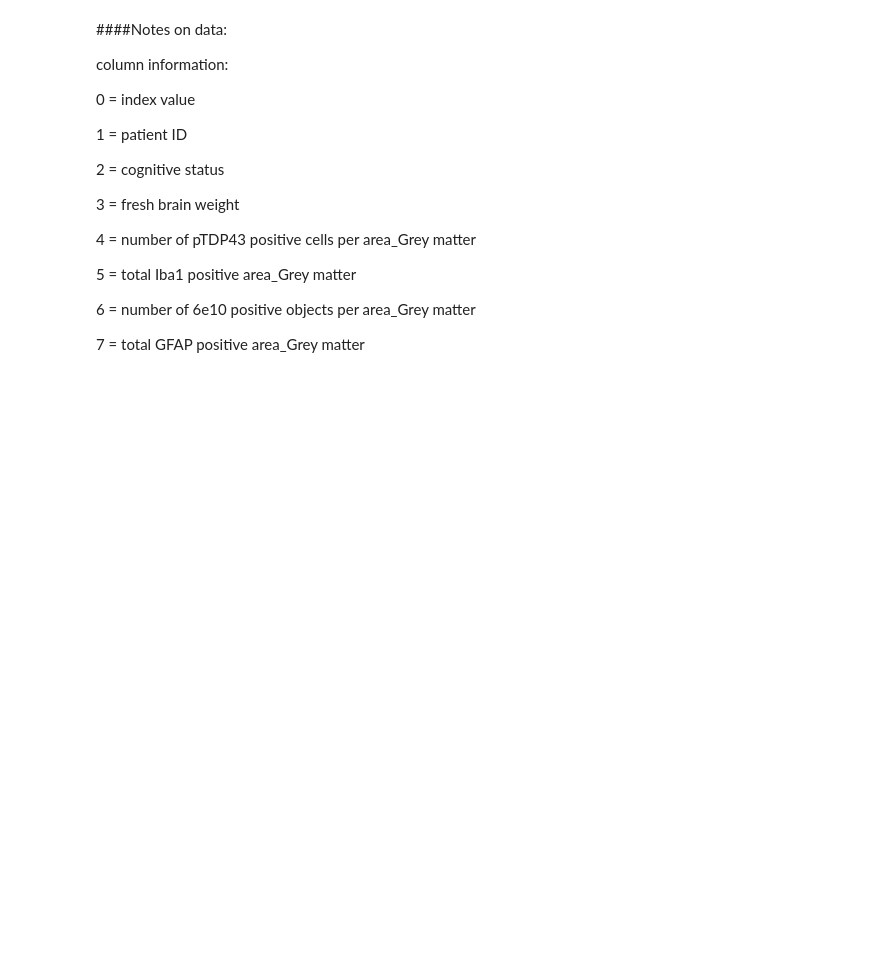
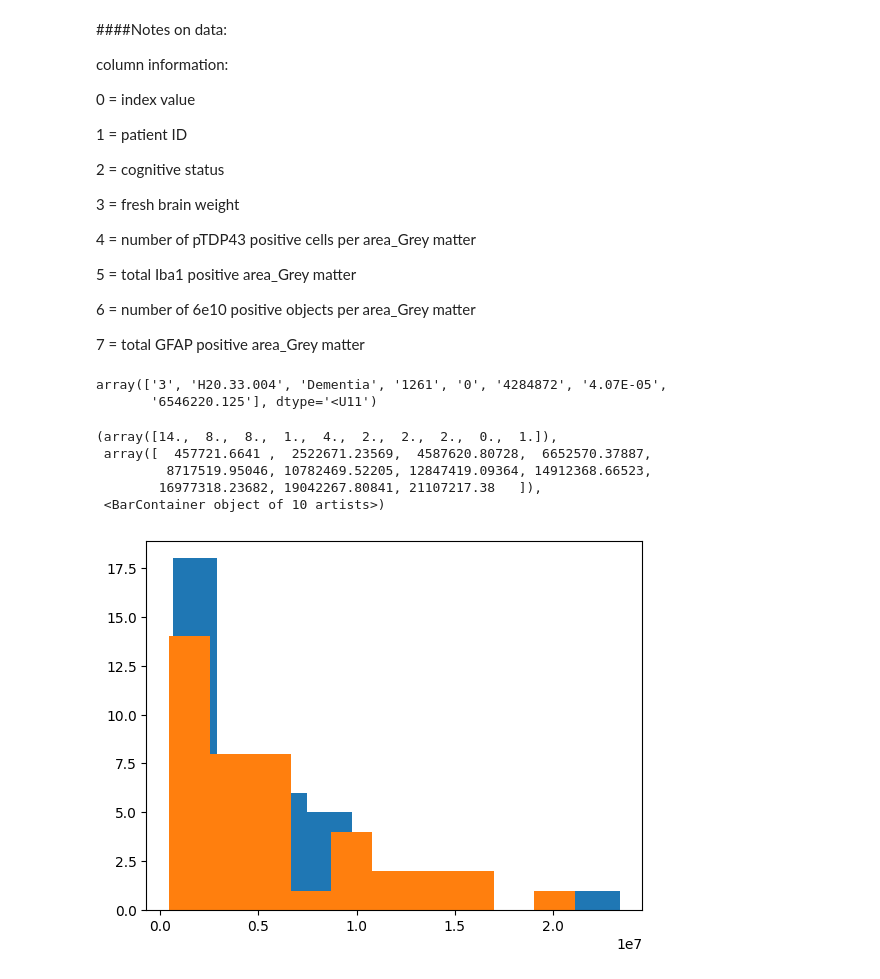
Before and after one commit to lindseyhuppin/Neur265Work, a Jupyter notebook: finalProject/FinalPosterPresentation.ipynb, the cells around one changed output. Saved outputs shown, nothing was run; the diff lists cells and outputs as text; code cells hidden in the pictures; blank space fills up the shorter version.

```diff
--- a/finalProject/FinalPosterPresentation.ipynb
+++ b/finalProject/FinalPosterPresentation.ipynb
@@ -32,3 +33,8 @@ import numpy as np
 # %%
-#Importing the data as .csv files, edited from the original data source
-data = np.loadtxt('')
+#Importing the data as .csv files, organized from the original data source
+data = np.loadtxt('https://raw.githubusercontent.com/lindseyhuppin/Neur265Work/main/finalProject/AlzheimerData.csv',delimiter = ',',dtype = 'str')
+data[0][0] = '0' #this adjusts for an error that occurs when importing the data
+data[3]
+# %% [output]
+array(['3', 'H20.33.004', 'Dementia', '1261', '0', '4284872', '4.07E-05',
+       '6546220.125'], dtype='<U11')
@@ -34,0 +54,43 @@ data = np.loadtxt('')
+# %%
+pTDP43_noD = []
+_6e10_noD = []
+pTDP43_yD = []
+_6e10_yD = []
+
+Iba1_less = []
+GFAP_less = []
+Iba1_more = []
+GFAP_more = []
+
+for i in range(index.size):
+  if cognitiveStatus[i] == 'No dementia':
+    pTDP43_noD.append(pTDP43[i])
+    _6e10_noD.append(_6e10[i])
+  elif cognitiveStatus[i] == 'Dementia':
+    pTDP43_yD.append(pTDP43[i])
+    _6e10_yD.append(_6e10[i])
+  else:
+    print('Throwing error: statement not correct')
+
+  if i == index.size-1:
+    continue
+  else:
+    if brainWeight[i] <= 1162:
+      Iba1_less.append(Iba1[i])
+      GFAP_less.append(GFAP[i])
+    elif brainWeight[i] > 1162:
+      Iba1_more.append(Iba1[i])
+      GFAP_more.append(GFAP[i])
+    else:
+      print('Throwing error: statement not correct')
+# %%
+#histograms
+plt.hist(GFAP_more)
+plt.hist(GFAP_less)
+# %% [output]
+(array([14.,  8.,  8.,  1.,  4.,  2.,  2.,  2.,  0.,  1.]),
+ array([  457721.6641 ,  2522671.23569,  4587620.80728,  6652570.37887,
+         8717519.95046, 10782469.52205, 12847419.09364, 14912368.66523,
+        16977318.23682, 19042267.80841, 21107217.38   ]),
+ <BarContainer object of 10 artists>)
+[figure, added]
```
Also changed, not shown: parts of 4 cells of this notebook.
